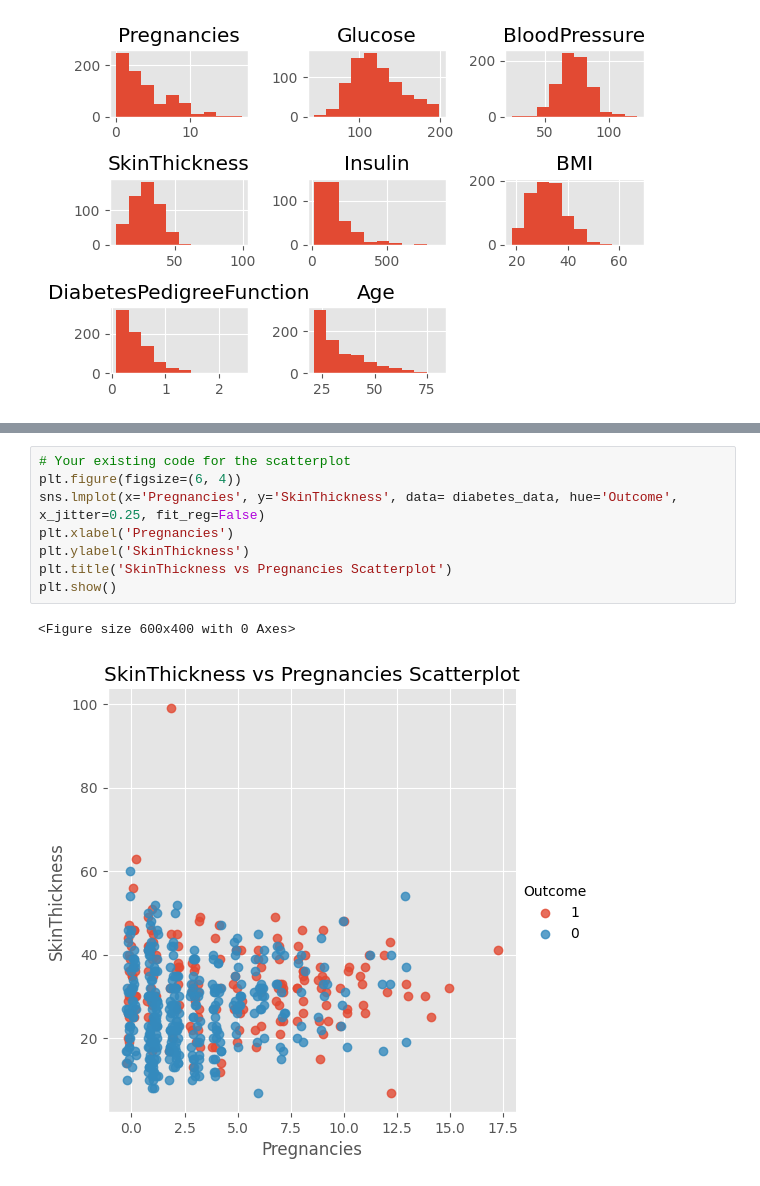
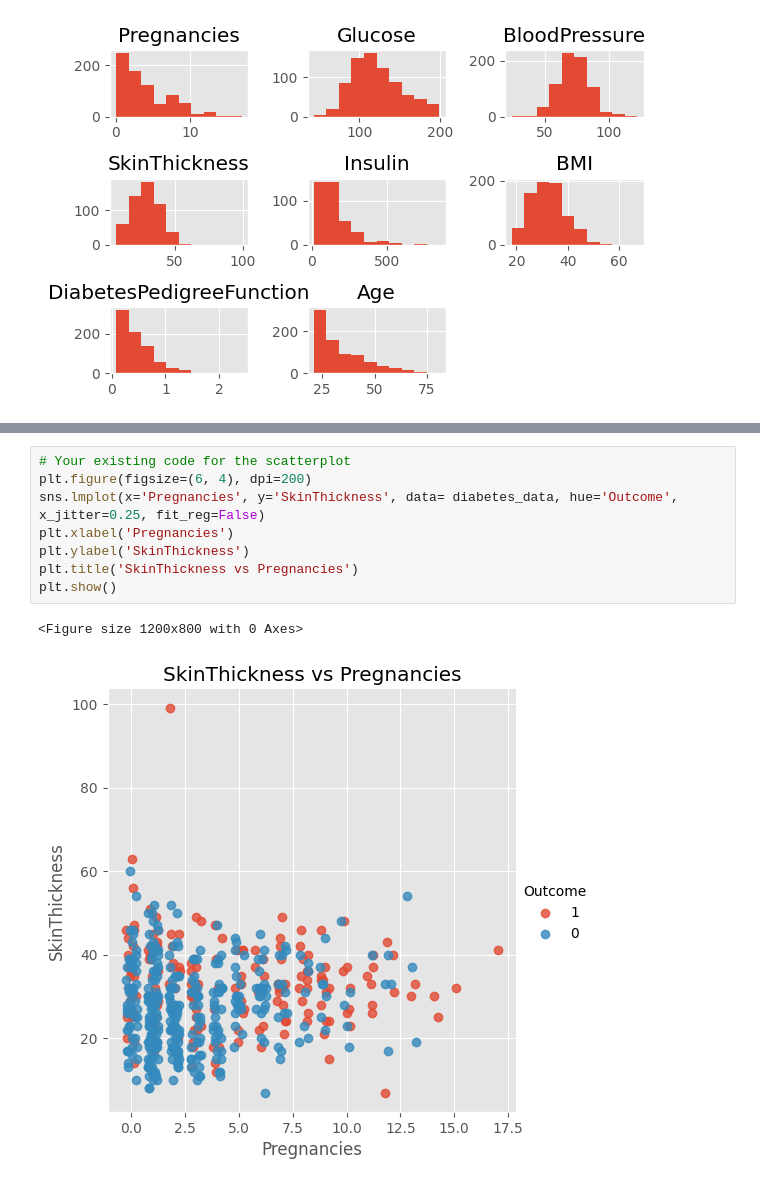
Before and after one commit to N1ch0l4sM/EDA-Diagnosing-Diabetes, a Jupyter notebook: EDA Diagnosing Diabetes.ipynb, the cells around one changed output, grey strips where cells are left out. Cells and saved outputs as stored; diff of their text form.

Commit message:
images

```diff
--- a/EDA Diagnosing Diabetes.ipynb
+++ b/EDA Diagnosing Diabetes.ipynb
@@ -299,11 +299,11 @@ plt.show()
 # %%
 # Your existing code for the scatterplot
-plt.figure(figsize=(6, 4))
+plt.figure(figsize=(6, 4), dpi=200)
 sns.lmplot(x='Pregnancies', y='SkinThickness', data= diabetes_data, hue='Outcome', x_jitter=0.25, fit_reg=False)
 plt.xlabel('Pregnancies')
 plt.ylabel('SkinThickness')
-plt.title('SkinThickness vs Pregnancies Scatterplot')
+plt.title('SkinThickness vs Pregnancies')
 plt.show()
 # %% [output]
-<Figure size 600x400 with 0 Axes>
+<Figure size 1200x800 with 0 Axes>
-[figure, old version]
+[figure, new version]
```
Also changed, not shown: parts of 4 cells of this notebook, 6 other files.
